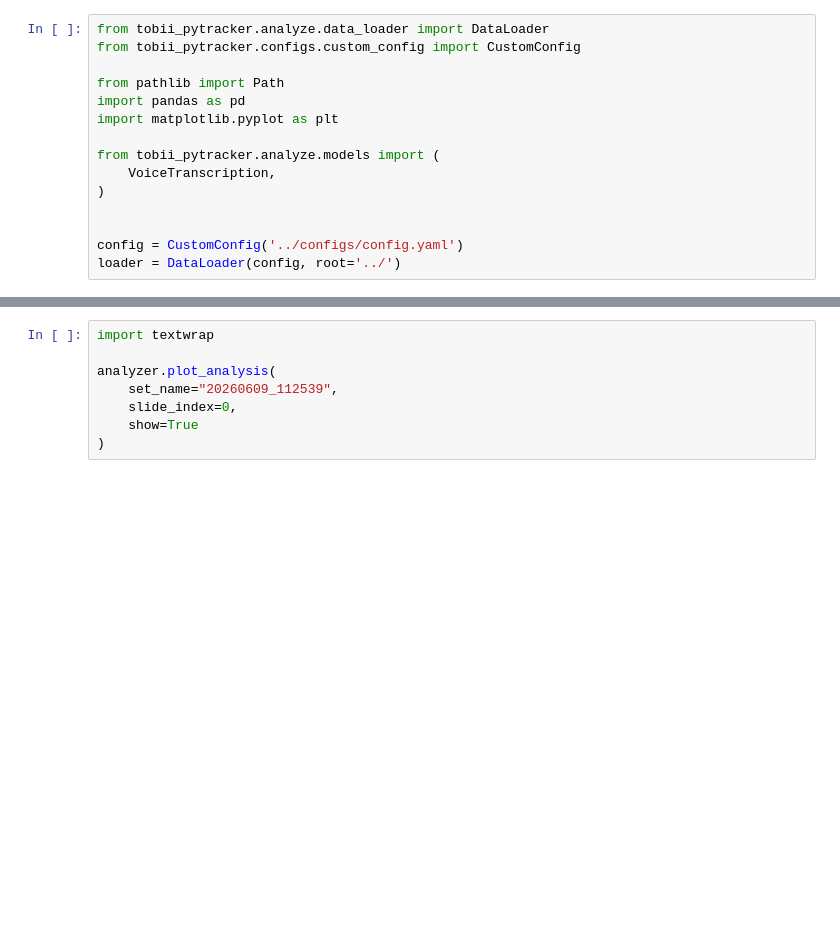
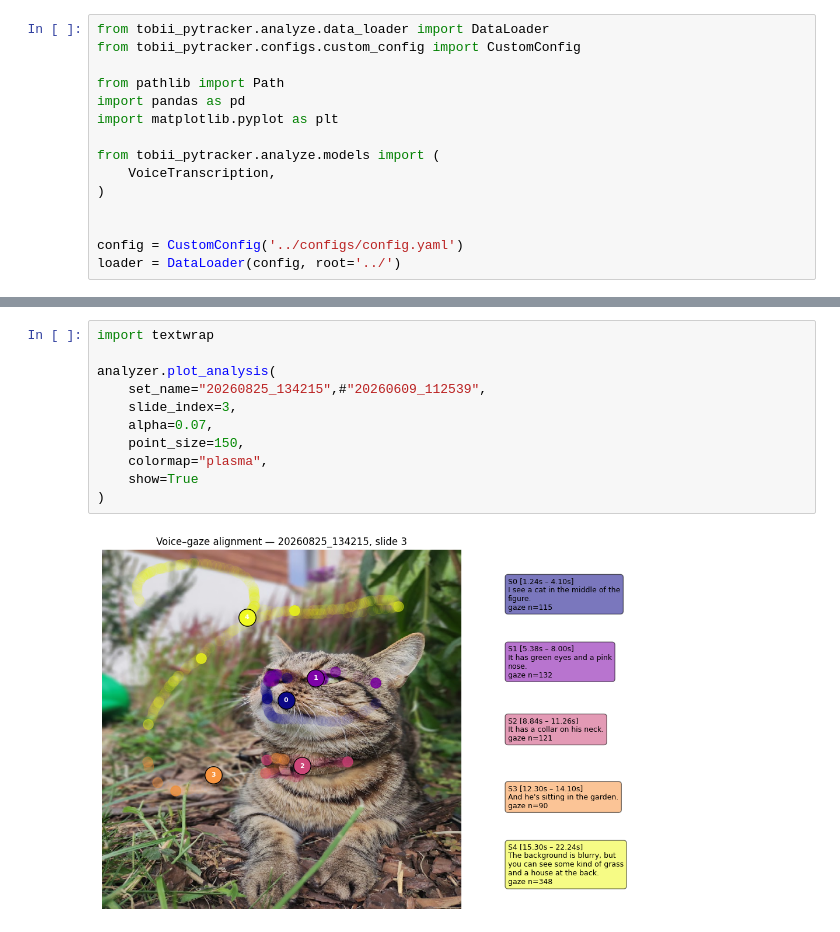
Before and after one commit to sbobek/tobii-pytracker, a Jupyter notebook: examples/voice_transcriber_demo.ipynb, the cells around one changed output, grey strips where cells are left out. Drawn from its saved outputs; the diff is of its cells as text; blank space fills up the shorter version.

```diff
--- a/examples/voice_transcriber_demo.ipynb
+++ b/examples/voice_transcriber_demo.ipynb
@@ -43,8 +47,13 @@ analyzer.plot_analysis_summary(set_name="20260609_112539", slide_index=0)
 # %%
 import textwrap
 
 analyzer.plot_analysis(
-    set_name="20260609_112539",
-    slide_index=0,
+    set_name="20260825_134215",#"20260609_112539",
+    slide_index=3,
+    alpha=0.07,
+    point_size=150,
+    colormap="plasma",
     show=True
 )
+# %% [output]
+[figure, added]
```
Also changed, not shown: parts of 3 cells of this notebook, 6 other files.
